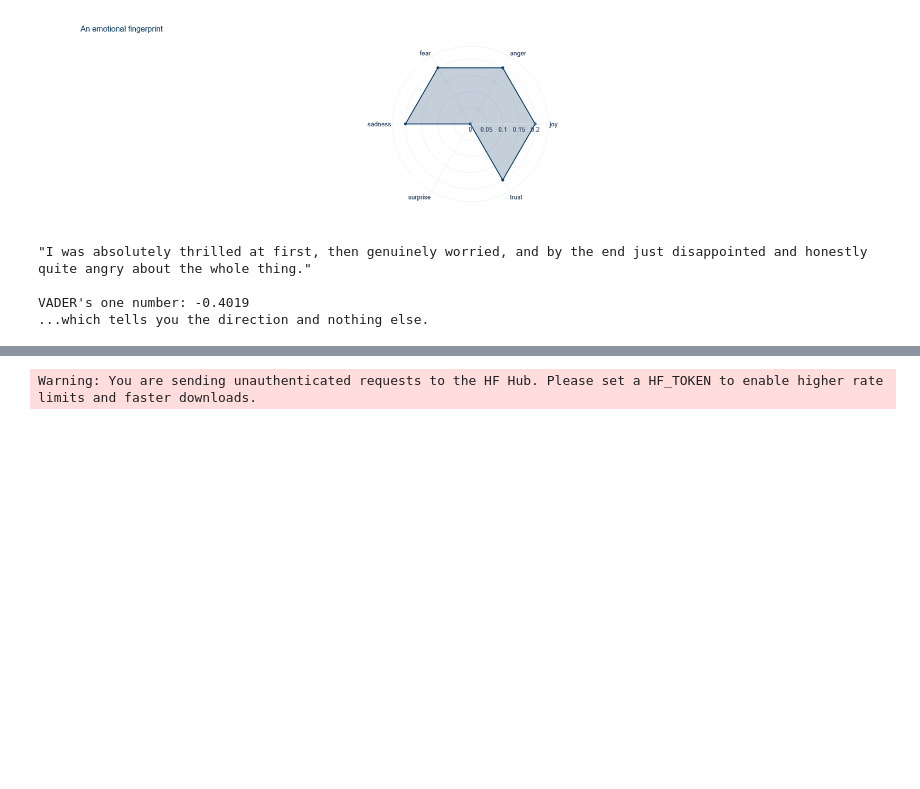
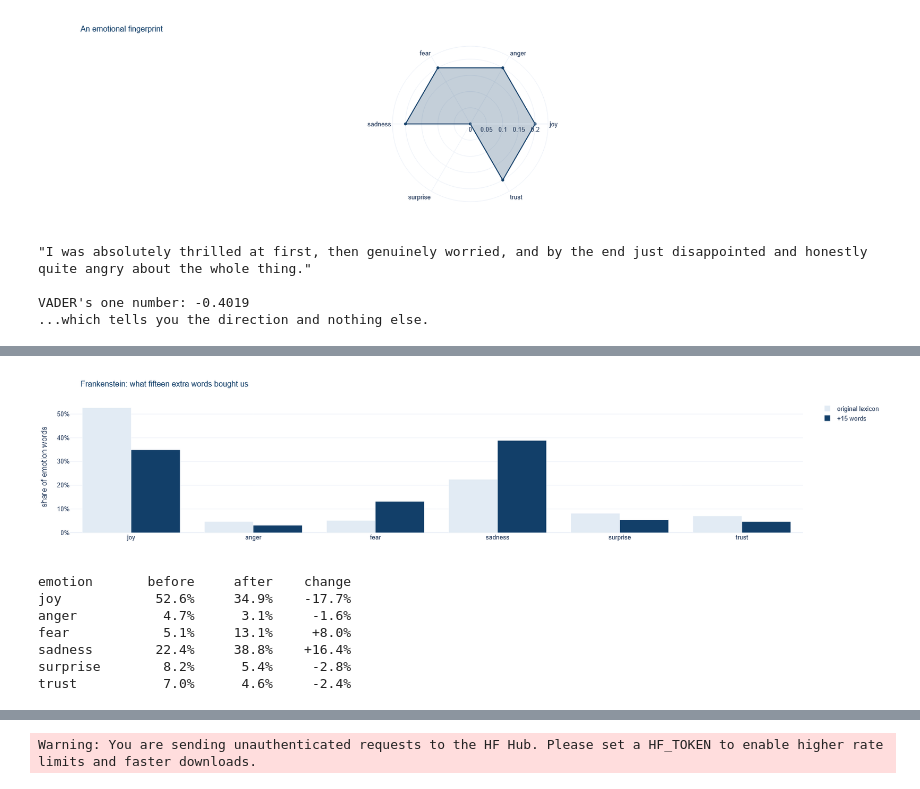
Before and after one commit to VitaliAlexeev/AI_Investments_2026, a Jupyter notebook: Lec07 - (fun) Sentiment Playground.ipynb, the cells around one changed output, grey strips where cells are left out. Saved outputs shown, nothing was run; the diff lists cells and outputs as text; code cells hidden in the pictures; blank space fills up the shorter version.

```diff
--- a/Lec07 - (fun) Sentiment Playground.ipynb
+++ b/Lec07 - (fun) Sentiment Playground.ipynb
@@ -779,0 +955,19 @@ VADER's one number: -0.4019
+# %%
+frank_words = re.findall(r"[a-z']+", frank.lower())
+in_lexicon = {w for forms in EMOTION_FORMS.values() for w in forms}
+
+dread = ["wretch", "wretched", "misery", "horror", "despair",
+         "desolate", "agony", "torment", "gloom", "fiend"]
+
+print(f"{'word':12s}{'occurrences':>13s}{'in our lexicon?':>18s}")
+total_missed = 0
+for w in dread:
+    n = sum(1 for x in frank_words if x.startswith(w))
+    total_missed += n
+    print(f"{w:12s}{n:>13,}{str(w in in_lexicon):>18s}")
+
+counted = sum(sum(1 for x in frank_words if x in forms) for forms in EMOTION_FORMS.values())
+print(f"\n{total_missed:,} occurrences of pure dread, none of them counted.")
+print(f"Our lexicon found {counted:,} emotion words in the whole novel.")
+print(f"Ten words we forgot would have added {total_missed/counted:.0%} more evidence")
+print("than everything our sixty-word lexicon managed to find.")
@@ -779,0 +1007,41 @@ VADER's one number: -0.4019
+# %%
+# --- your turn: extend the lexicon and re-measure --------------------------
+EMOTIONS_V2 = {emo: list(kws) for emo, kws in EMOTIONS.items()}
+EMOTIONS_V2["fear"] += ["horror", "dread", "terror", "fiend", "monstrous", "ghastly"]
+EMOTIONS_V2["sadness"] += ["wretch", "misery", "despair", "agony", "torment",
+                           "gloom", "desolate", "mourn", "anguish"]
+
+FORMS_V2 = {emo: {kw + sfx for kw in kws for sfx in SUFFIXES}
+            for emo, kws in EMOTIONS_V2.items()}
+
+def emotions_v2(text: str) -> dict:
+    ws = re.findall(r"[a-z']+", text.lower())
+    counts = {emo: sum(w in forms for w in ws) for emo, forms in FORMS_V2.items()}
+    total = sum(counts.values()) or 1
+    return {emo: c / total for emo, c in counts.items()}
+
+before = profiles["Frankenstein"]
+after = emotions_v2(frank)
+
+fig = go.Figure()
+fig.add_trace(go.Bar(x=list(before.keys()), y=list(before.values()),
+                     name="original lexicon", marker_color=TINT))
+fig.add_trace(go.Bar(x=list(after.keys()), y=list(after.values()),
+                     name="+15 words", marker_color=NAVY))
+fig.update_yaxes(title_text="share of emotion words", tickformat=".0%")
+style(fig, "Frankenstein: what fifteen extra words bought us",
+      height=380, barmode="group").show()
+
+print(f"{'emotion':10s}{'before':>10s}{'after':>10s}{'change':>10s}")
+for e in EMOTIONS:
+    d = after[e] - before[e]
+    print(f"{e:10s}{before[e]:>10.1%}{after[e]:>10.1%}{d:>+10.1%}")
+# %% [output]
+[figure, added]
+emotion       before     after    change
+joy            52.6%     34.9%    -17.7%
+anger           4.7%      3.1%     -1.6%
+fear            5.1%     13.1%     +8.0%
+sadness        22.4%     38.8%    +16.4%
+surprise        8.2%      5.4%     -2.8%
+trust           7.0%      4.6%     -2.4%
```
Also changed, not shown: parts of 28 cells of this notebook.
